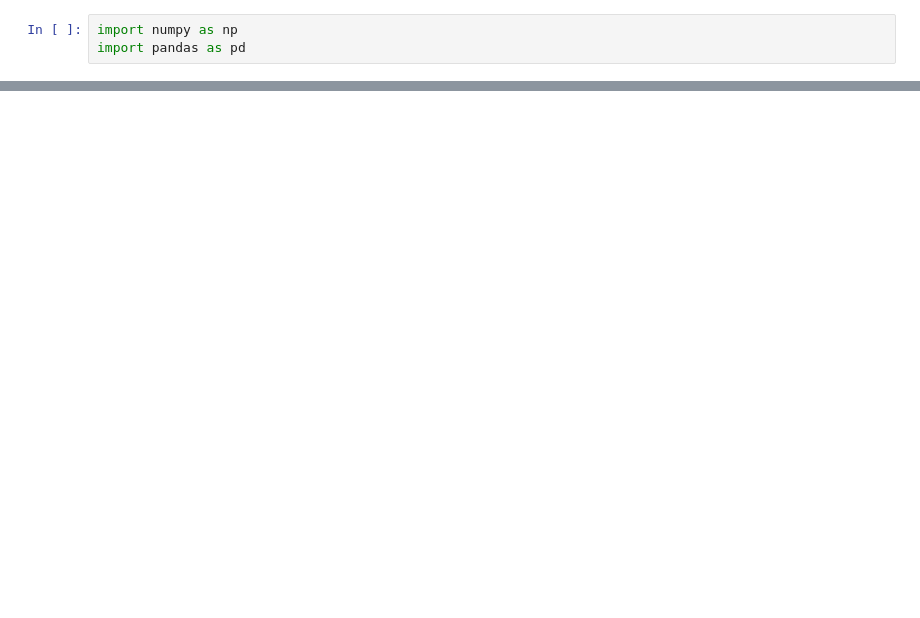
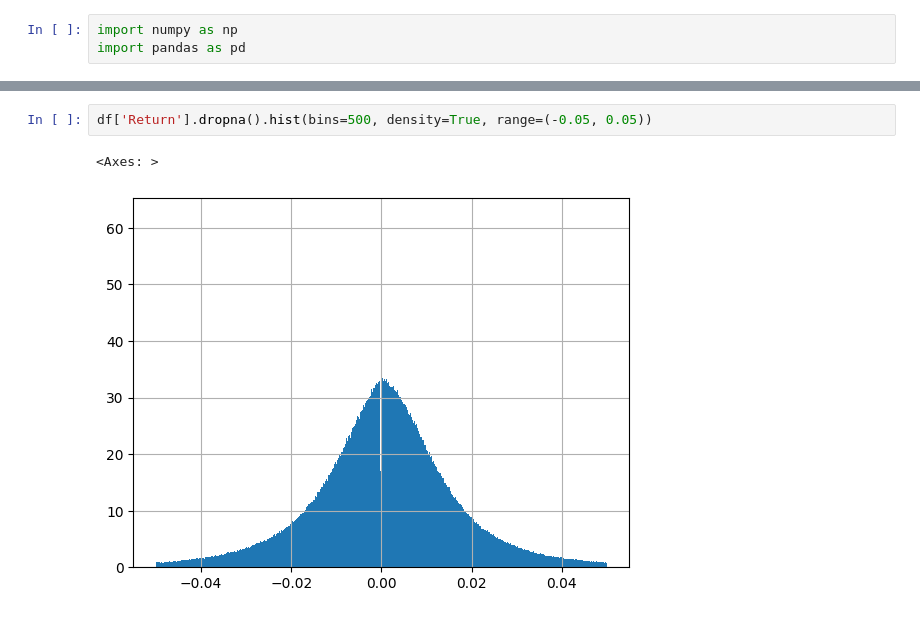
Before and after one commit to diabitbol/alpha-ranking-benchmark, a Jupyter notebook: modelisation/exp3.ipynb, the cells around one changed output, grey strips where cells are left out. Cells and saved outputs as stored; diff of their text form; blank space fills up the shorter version.

```diff
--- a/modelisation/exp3.ipynb
+++ b/modelisation/exp3.ipynb
@@ -37,0 +73,5 @@ df = df.dropna()
+# %%
+df['Return'].dropna().hist(bins=500, density=True, range=(-0.05, 0.05))
+# %% [output]
+<Axes: >
+[figure, added]
```
Also changed, not shown: parts of 8 cells of this notebook.
